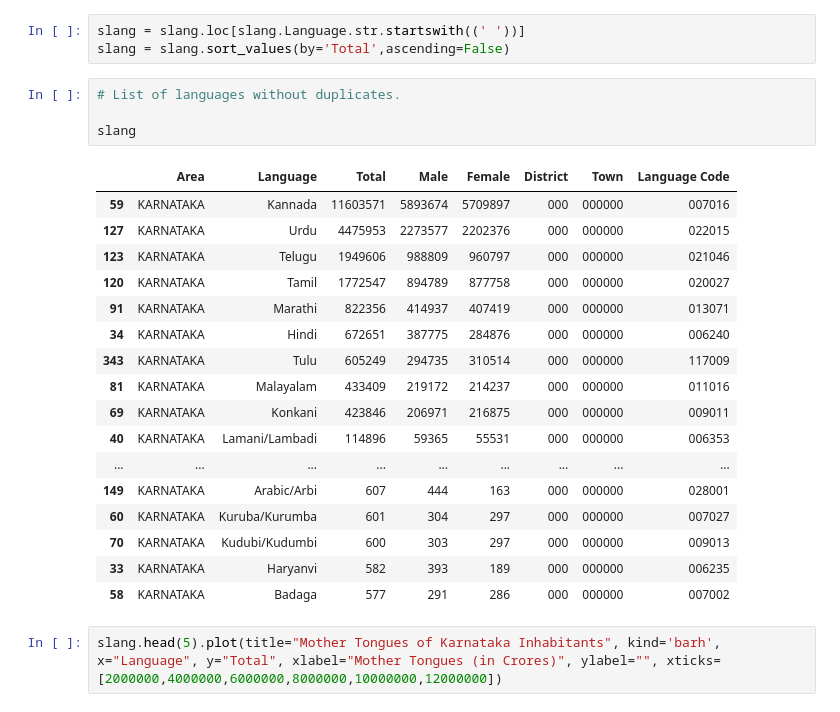
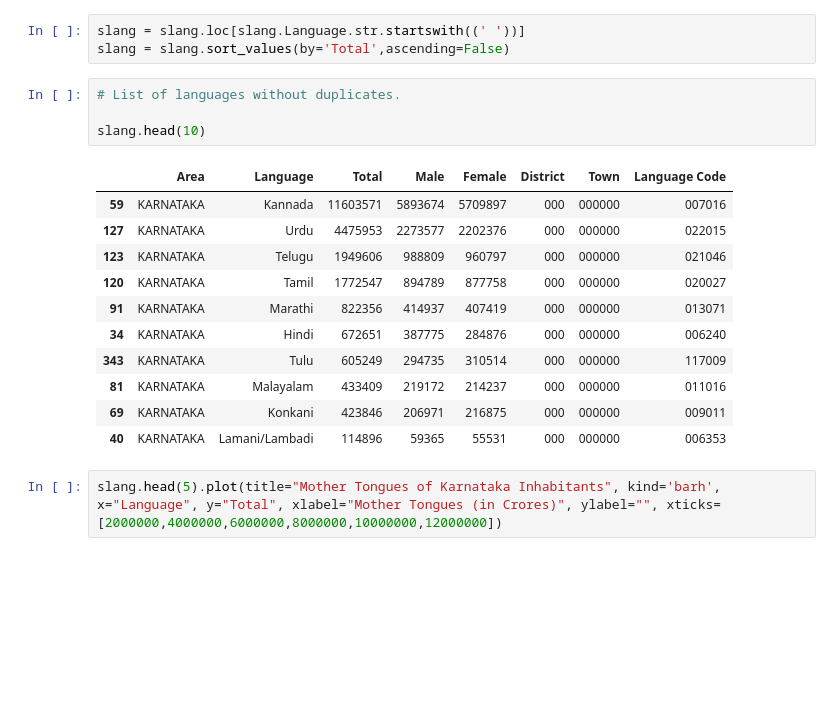
Before and after one commit to tam0w/language-eda, a Jupyter notebook: karnataka.ipynb, the cells around one changed output. Saved outputs shown, nothing was run; the diff lists cells and outputs as text; blank space fills up the shorter version.

```diff
--- a/karnataka.ipynb
+++ b/karnataka.ipynb
@@ -213,25 +206,19 @@ slang = slang.sort_values(by='Total',ascending=False)
 # %%
 # List of languages without duplicates.
 
-slang
+slang.head(10)
 # %% [output]
 |  | Area | Language | Total | Male | Female | District | Town | Language Code |
 | 59 | KARNATAKA | Kannada | 11603571 | 5893674 | 5709897 | 000 | 000000 | 007016 |
 | 127 | KARNATAKA | Urdu | 4475953 | 2273577 | 2202376 | 000 | 000000 | 022015 |
 | 123 | KARNATAKA | Telugu | 1949606 | 988809 | 960797 | 000 | 000000 | 021046 |
 | 120 | KARNATAKA | Tamil | 1772547 | 894789 | 877758 | 000 | 000000 | 020027 |
 | 91 | KARNATAKA | Marathi | 822356 | 414937 | 407419 | 000 | 000000 | 013071 |
 | 34 | KARNATAKA | Hindi | 672651 | 387775 | 284876 | 000 | 000000 | 006240 |
 | 343 | KARNATAKA | Tulu | 605249 | 294735 | 310514 | 000 | 000000 | 117009 |
 | 81 | KARNATAKA | Malayalam | 433409 | 219172 | 214237 | 000 | 000000 | 011016 |
 | 69 | KARNATAKA | Konkani | 423846 | 206971 | 216875 | 000 | 000000 | 009011 |
 | 40 | KARNATAKA | Lamani/Lambadi | 114896 | 59365 | 55531 | 000 | 000000 | 006353 |
-| ... | ... | ... | ... | ... | ... | ... | ... | ... |
-| 149 | KARNATAKA | Arabic/Arbi | 607 | 444 | 163 | 000 | 000000 | 028001 |
-| 60 | KARNATAKA | Kuruba/Kurumba | 601 | 304 | 297 | 000 | 000000 | 007027 |
-| 70 | KARNATAKA | Kudubi/Kudumbi | 600 | 303 | 297 | 000 | 000000 | 009013 |
-| 33 | KARNATAKA | Haryanvi | 582 | 393 | 189 | 000 | 000000 | 006235 |
-| 58 | KARNATAKA | Badaga | 577 | 291 | 286 | 000 | 000000 | 007002 |
 # %%
 slang.head(5).plot(title="Mother Tongues of Karnataka Inhabitants", kind='barh', x="Language", y="Total", xlabel="Mother Tongues (in Crores)", ylabel="", xticks=[2000000,4000000,6000000,8000000,10000000,12000000])
 # %% [output]
```
Also changed, not shown: parts of 1 cell of this notebook, 1 other file.
